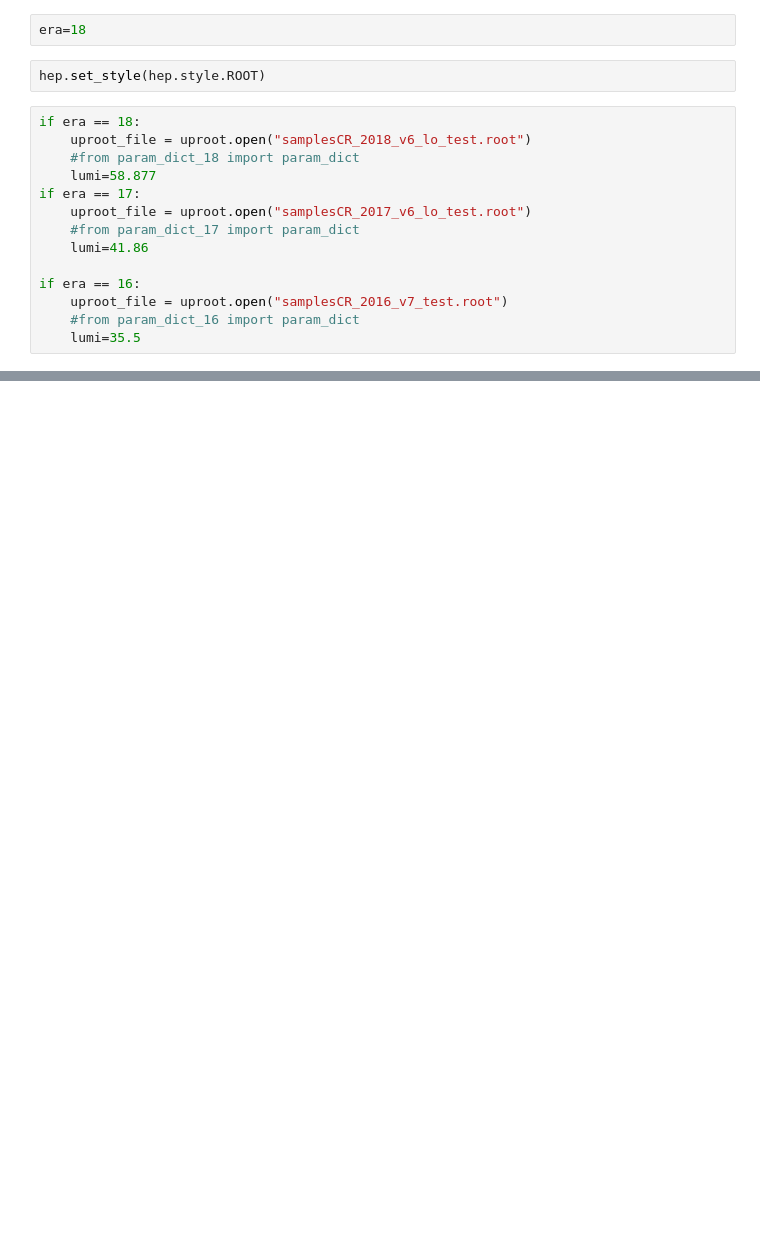
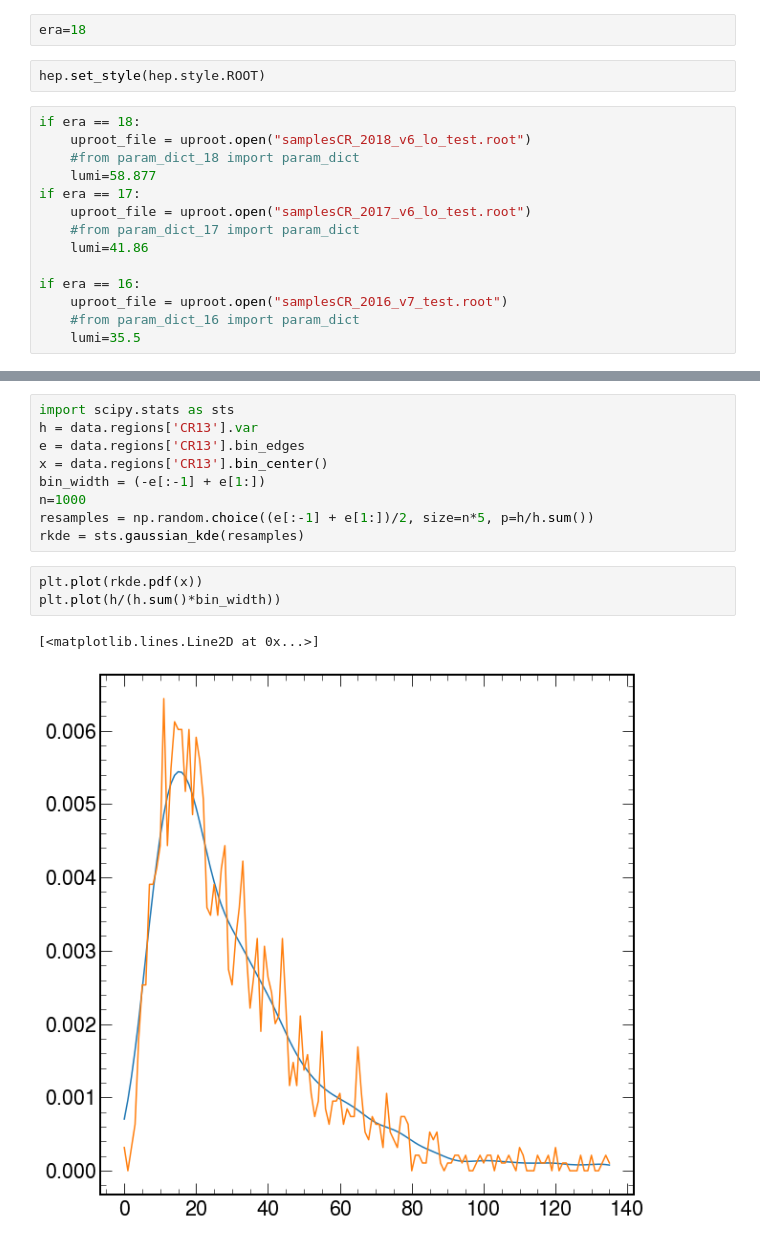
Before and after one commit to rymuelle/log_norm_fit_zprime, a Jupyter notebook: fitting_regions.ipynb, the cells around one changed output, grey strips where cells are left out. Cells and saved outputs as stored; diff of their text form; blank space fills up the shorter version.

```diff
--- a/fitting_regions.ipynb
+++ b/fitting_regions.ipynb
@@ -437,0 +366,15 @@ KeyboardInterrupt:
+# %%
+import scipy.stats as sts
+h = data.regions['CR13'].var
+e = data.regions['CR13'].bin_edges
+x = data.regions['CR13'].bin_center()
+bin_width = (-e[:-1] + e[1:])
+n=1000
+resamples = np.random.choice((e[:-1] + e[1:])/2, size=n*5, p=h/h.sum())
+rkde = sts.gaussian_kde(resamples)
+# %%
+plt.plot(rkde.pdf(x))
+plt.plot(h/(h.sum()*bin_width))
+# %% [output]
+[<matplotlib.lines.Line2D at 0x...>]
+[figure, added]
```
Also changed, not shown: parts of 40 cells of this notebook.
